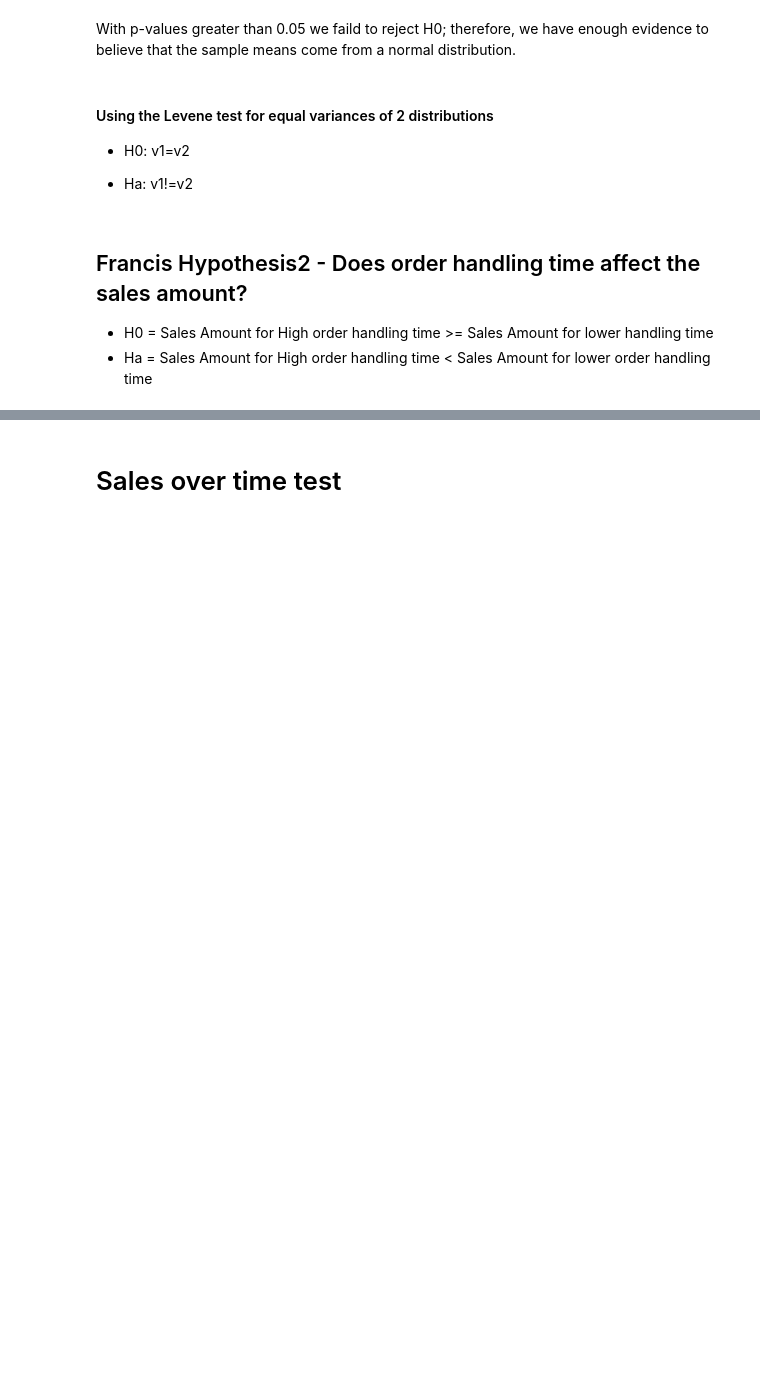
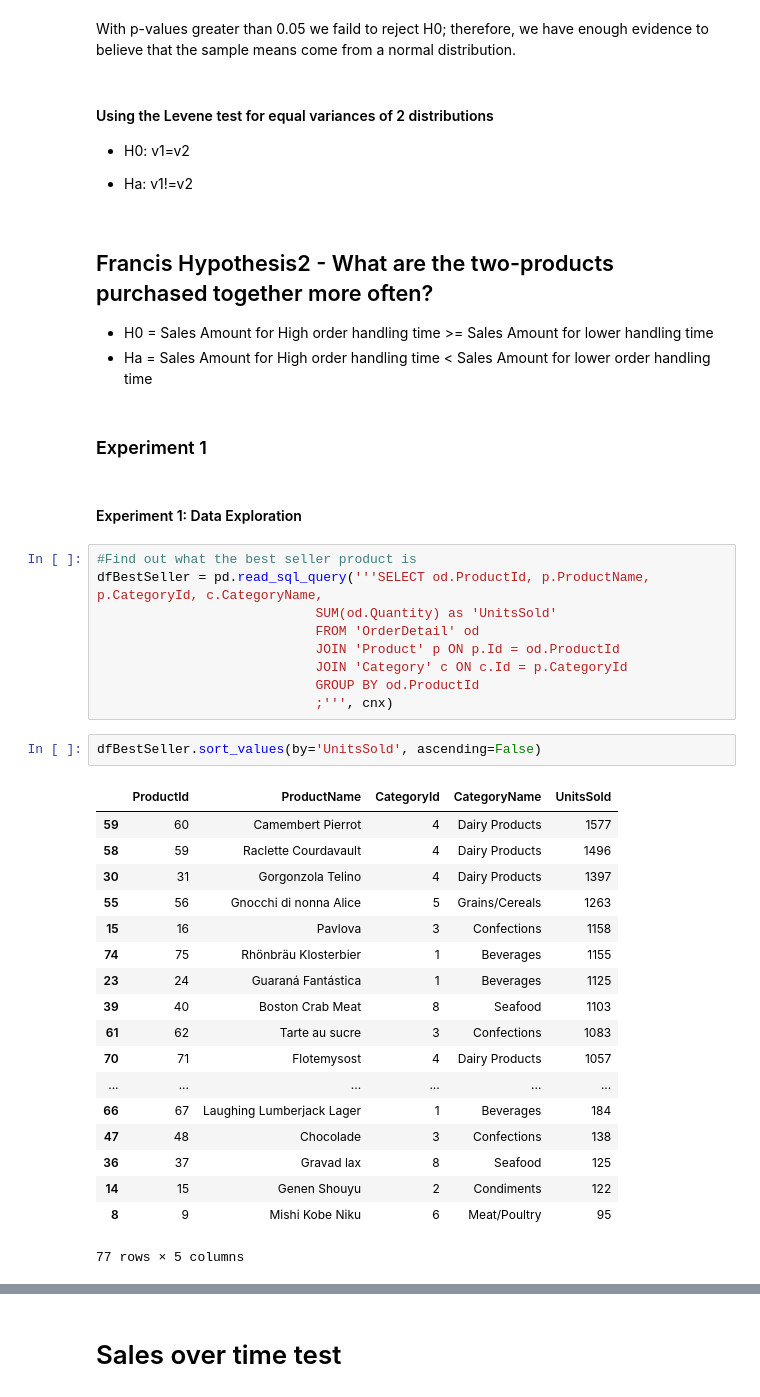
Before and after one commit to Francismorales/dsc-mod-3-project-online-ds-pt-061019, a Jupyter notebook: Project2-Northwind_Hypothesis_Testing.ipynb, the cells around one changed output, grey strips where cells are left out. Saved outputs shown, nothing was run; the diff lists cells and outputs as text; blank space fills up the shorter version.

```diff
--- a/Project2-Northwind_Hypothesis_Testing.ipynb
+++ b/Project2-Northwind_Hypothesis_Testing.ipynb
@@ -539,7 +539,41 @@ With p-values greater than 0.05 we faild to reject H0; therefore, we have enough
 
 - Ha: v1!=v2
 # %% [markdown]
-## Francis Hypothesis2 - Does order handling time affect the sales amount?
+## Francis Hypothesis2 - What are the two-products purchased together more often?
 
 - H0 = Sales Amount for High order handling time >= Sales Amount for lower handling time
 - Ha = Sales Amount for High order handling time < Sales Amount for lower order handling time
+# %% [markdown]
+### Experiment 1
+# %% [markdown]
+#### Experiment 1: Data Exploration
+# %%
+#Find out what the best seller product is
+dfBestSeller = pd.read_sql_query('''SELECT od.ProductId, p.ProductName, p.CategoryId, c.CategoryName,
+                            SUM(od.Quantity) as 'UnitsSold'
+                            FROM 'OrderDetail' od
+                            JOIN 'Product' p ON p.Id = od.ProductId
+                            JOIN 'Category' c ON c.Id = p.CategoryId
+                            GROUP BY od.ProductId
+                            ;''', cnx)
+# %%
+dfBestSeller.sort_values(by='UnitsSold', ascending=False)
+# %% [output]
+|  | ProductId | ProductName | CategoryId | CategoryName | UnitsSold |
+| 59 | 60 | Camembert Pierrot | 4 | Dairy Products | 1577 |
+| 58 | 59 | Raclette Courdavault | 4 | Dairy Products | 1496 |
+| 30 | 31 | Gorgonzola Telino | 4 | Dairy Products | 1397 |
+| 55 | 56 | Gnocchi di nonna Alice | 5 | Grains/Cereals | 1263 |
+| 15 | 16 | Pavlova | 3 | Confections | 1158 |
+| 74 | 75 | Rhönbräu Klosterbier | 1 | Beverages | 1155 |
+| 23 | 24 | Guaraná Fantástica | 1 | Beverages | 1125 |
+| 39 | 40 | Boston Crab Meat | 8 | Seafood | 1103 |
+| 61 | 62 | Tarte au sucre | 3 | Confections | 1083 |
+| 70 | 71 | Flotemysost | 4 | Dairy Products | 1057 |
+| ... | ... | ... | ... | ... | ... |
+| 66 | 67 | Laughing Lumberjack Lager | 1 | Beverages | 184 |
+| 47 | 48 | Chocolade | 3 | Confections | 138 |
+| 36 | 37 | Gravad lax | 8 | Seafood | 125 |
+| 14 | 15 | Genen Shouyu | 2 | Condiments | 122 |
+| 8 | 9 | Mishi Kobe Niku | 6 | Meat/Poultry | 95 |
+77 rows × 5 columns
```
Also changed, not shown: parts of 9 cells of this notebook.
